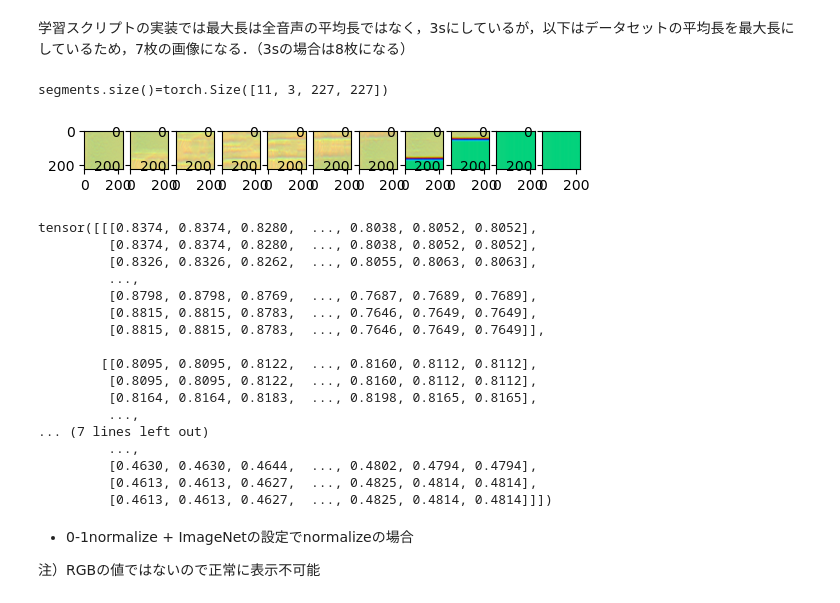
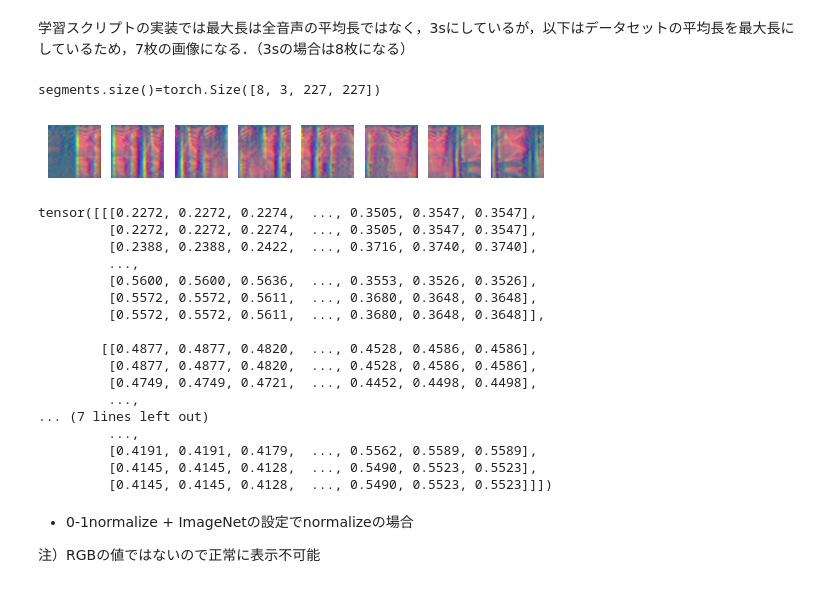
Before and after one commit to tkhrtnk/DCNN-LSTMWA, a Jupyter notebook: examples.ipynb, the cells around one changed output. Saved outputs shown, nothing was run; the diff lists cells and outputs as text; code cells hidden in the pictures.

```diff
--- a/examples.ipynb
+++ b/examples.ipynb
@@ -11,8 +11,8 @@ import numpy as np
 ## データセット内の音声ファイルの平均の長さを計算
 # %%
 # filename = 'dataset/esd/0012/Neutral/0012_000001.wav'
-# filename = 'dataset/esd/0015/Happy/0015_000830.wav'
-filename ='/work/abelab5/t_tana/emo_clf2/dataset/jtes/wav/m14/joy/m14_joy_01.wav'
+filename = '/work/abelab5/t_tana/emo_clf2/dataset/esd/0020/Happy/0020_000709.wav'
+# filename ='/work/abelab5/t_tana/emo_clf2/dataset/jtes/wav/m14/joy/m14_joy_01.wav'
 waveform, sr = torchaudio.load(filepath=filename)
 sec_per_sample = 1 / sr
 # 波形の形状とサンプルレートの表示
@@ -129,12 +129,13 @@ def imgShow(imgList, row_num = 1):
         ax = axes.ravel()
         for i in range(img_num):
             ax[i].imshow(imgList[i])
+            ax[i].axis('off')
 
     plt.show()
 
 def show_segments(filename, normalizer=None, max_sec=3.0):
     segments = extract_resized_segments_from_file(filename, normalizer=normalizer, max_sec=max_sec)
     print(f'{segments.size()=}')
-    imgs = [segments[idx].permute(*torch.arange(segments[idx].ndim - 1, -1, -1)) for idx in range(segments.size(0))]
+    imgs = [segments[idx].permute(*torch.arange(segments[idx].ndim - 1, -1, -1)).permute(1, 0, 2) for idx in range(segments.size(0))]
     imgShow(imgs)
     return segments
@@ -141,28 +152,28 @@ def show_segments(filename, normalizer=None, max_sec=3.0):
 # %% [markdown]
 学習スクリプトの実装では最大長は全音声の平均長ではなく，3sにしているが，以下はデータセットの平均長を最大長にしているため，7枚の画像になる．（3sの場合は8枚になる）
 # %%
-segments = show_segments(filename, max_sec=4)
+segments = show_segments(filename, max_sec=3)
 print(segments[6])
 # %% [output]
-segments.size()=torch.Size([11, 3, 227, 227])
+segments.size()=torch.Size([8, 3, 227, 227])
-[figure, old version]
+[figure, new version]
-tensor([[[0.8374, 0.8374, 0.8280,  ..., 0.8038, 0.8052, 0.8052],
-         [0.8374, 0.8374, 0.8280,  ..., 0.8038, 0.8052, 0.8052],
-         [0.8326, 0.8326, 0.8262,  ..., 0.8055, 0.8063, 0.8063],
+tensor([[[0.2272, 0.2272, 0.2274,  ..., 0.3505, 0.3547, 0.3547],
+         [0.2272, 0.2272, 0.2274,  ..., 0.3505, 0.3547, 0.3547],
+         [0.2388, 0.2388, 0.2422,  ..., 0.3716, 0.3740, 0.3740],
          ...,
-         [0.8798, 0.8798, 0.8769,  ..., 0.7687, 0.7689, 0.7689],
-         [0.8815, 0.8815, 0.8783,  ..., 0.7646, 0.7649, 0.7649],
-         [0.8815, 0.8815, 0.8783,  ..., 0.7646, 0.7649, 0.7649]],
+         [0.5600, 0.5600, 0.5636,  ..., 0.3553, 0.3526, 0.3526],
+         [0.5572, 0.5572, 0.5611,  ..., 0.3680, 0.3648, 0.3648],
+         [0.5572, 0.5572, 0.5611,  ..., 0.3680, 0.3648, 0.3648]],
 
-        [[0.8095, 0.8095, 0.8122,  ..., 0.8160, 0.8112, 0.8112],
-         [0.8095, 0.8095, 0.8122,  ..., 0.8160, 0.8112, 0.8112],
-         [0.8164, 0.8164, 0.8183,  ..., 0.8198, 0.8165, 0.8165],
+        [[0.4877, 0.4877, 0.4820,  ..., 0.4528, 0.4586, 0.4586],
+         [0.4877, 0.4877, 0.4820,  ..., 0.4528, 0.4586, 0.4586],
+         [0.4749, 0.4749, 0.4721,  ..., 0.4452, 0.4498, 0.4498],
          ...,
 ... (7 lines left out)
          ...,
-         [0.4630, 0.4630, 0.4644,  ..., 0.4802, 0.4794, 0.4794],
-         [0.4613, 0.4613, 0.4627,  ..., 0.4825, 0.4814, 0.4814],
-         [0.4613, 0.4613, 0.4627,  ..., 0.4825, 0.4814, 0.4814]]])
+         [0.4191, 0.4191, 0.4179,  ..., 0.5562, 0.5589, 0.5589],
+         [0.4145, 0.4145, 0.4128,  ..., 0.5490, 0.5523, 0.5523],
+         [0.4145, 0.4145, 0.4128,  ..., 0.5490, 0.5523, 0.5523]]])
 # %% [markdown]
 - 0-1normalize + ImageNetの設定でnormalizeの場合
 
```
Also changed, not shown: parts of 9 cells of this notebook, 44 other files.
